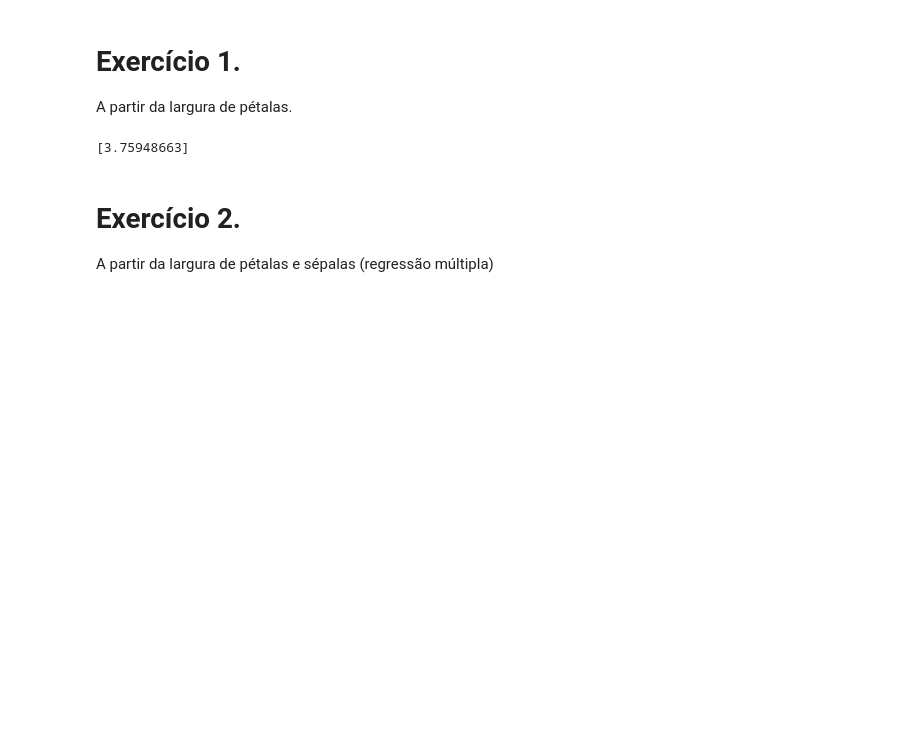
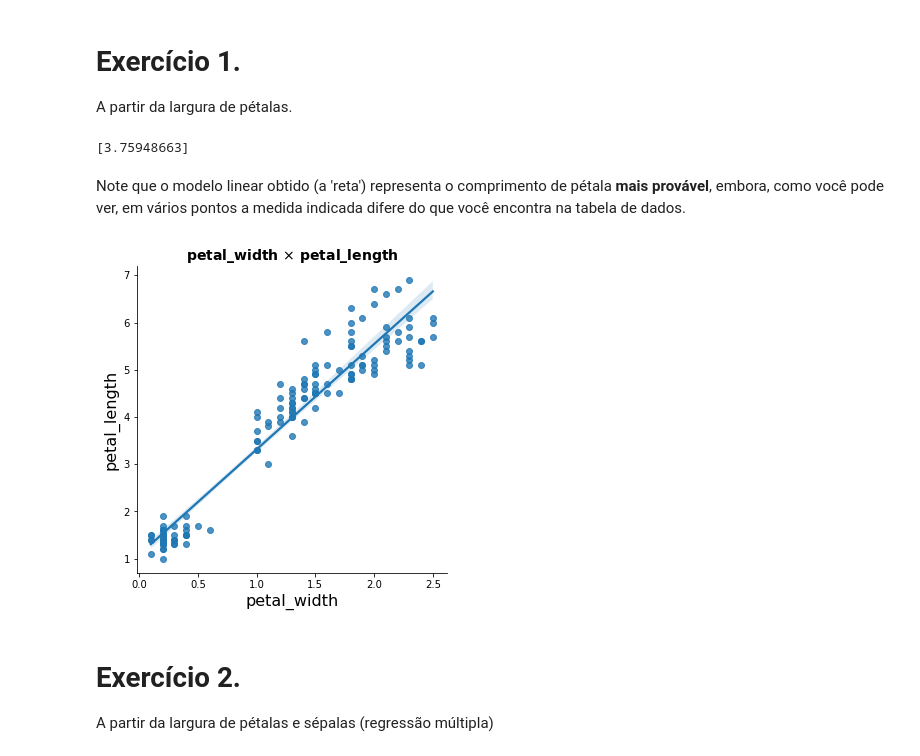
Before and after one commit to Rogerio-mack/IMT_Ciencia_de_Dados, a Jupyter notebook: Introducao_ao_Colab_solucao.ipynb, the cells around one changed output. Drawn from its saved outputs; the diff is of its cells as text; code cells hidden in the pictures; blank space fills up the shorter version.

```diff
--- a/Introducao_ao_Colab_solucao.ipynb
+++ b/Introducao_ao_Colab_solucao.ipynb
@@ -54,6 +54,21 @@ petal_length_prediction = regressor.predict(X_new)
 print(petal_length_prediction)
 # %% [output]
 [3.75948663]
+# %% [markdown]
+Note que o modelo linear obtido (a 'reta') representa o comprimento de pétala **mais provável**, embora, como você pode ver, em vários pontos a medida indicada difere do que você encontra na tabela de dados.
+# %%
+import matplotlib.pyplot as plt
+%matplotlib inline
+
+sns.lmplot(x='petal_width',y='petal_length', data=iris)
+
+plt.title('petal_width $\\times$ petal_length', fontsize=14, weight='bold')
+plt.xlabel('petal_width', fontsize=16)
+plt.ylabel('petal_length', fontsize=16)
+
+plt.show()
+# %% [output]
+[figure, added]
 # %% [markdown]
 # Exercício 2.
 A partir da largura de pétalas e sépalas (regressão múltipla)
```
Also changed, not shown: parts of 1 cell of this notebook.
